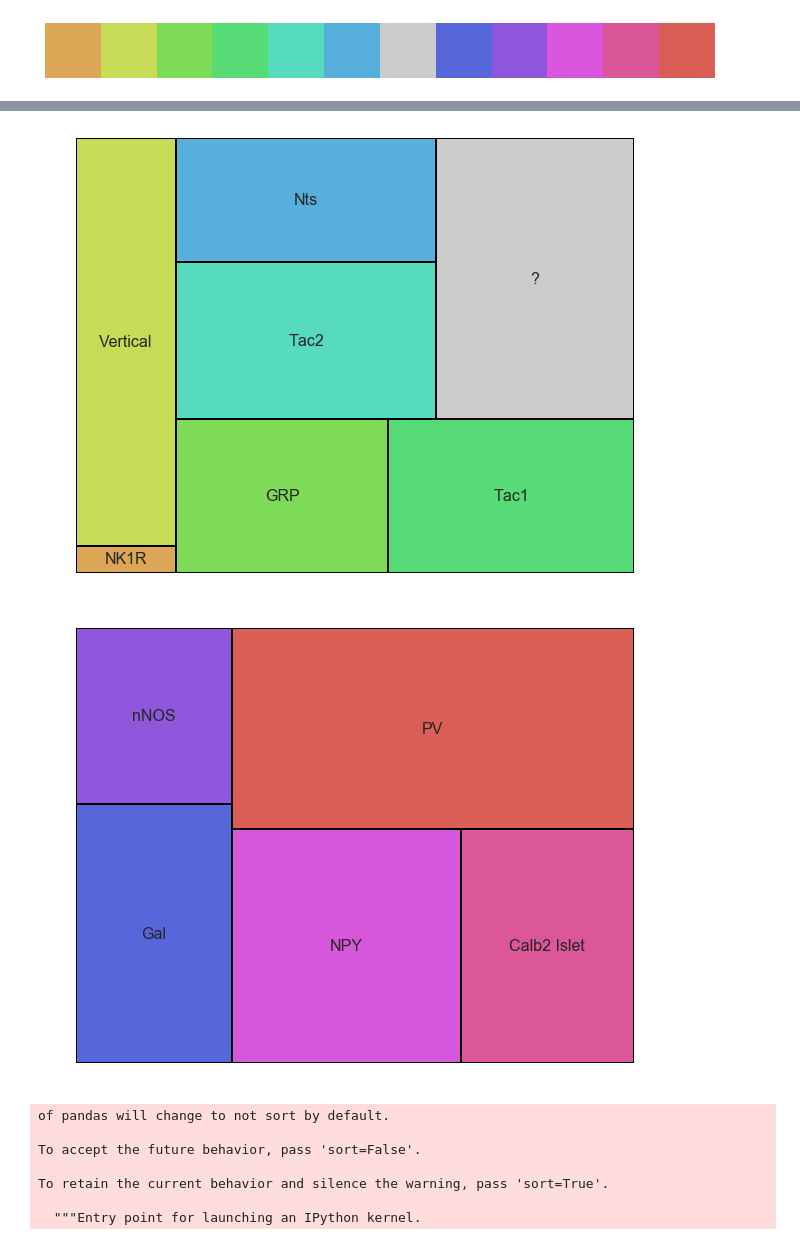
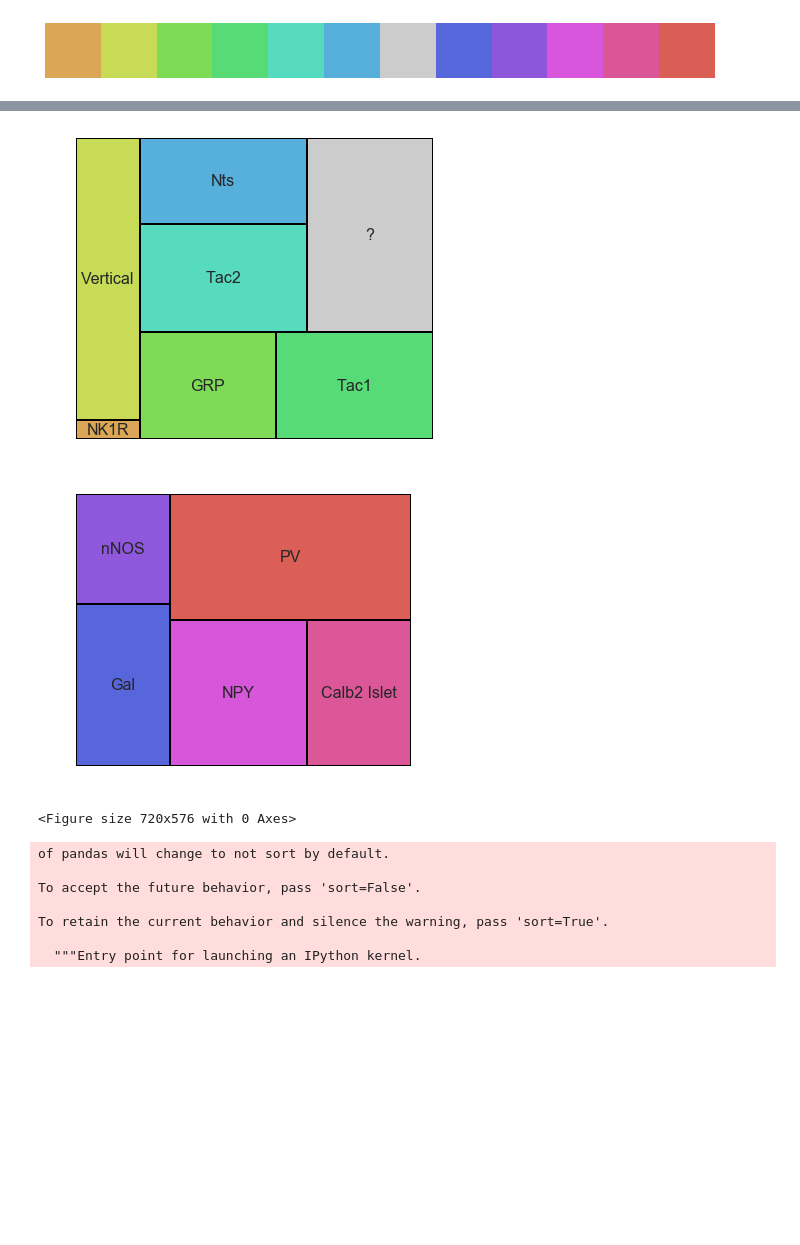
Before and after one commit to ANaka/dh_model, a Jupyter notebook: cell_type_sets.ipynb, the cells around one changed output, grey strips where cells are left out. Drawn from its saved outputs; the diff is of its cells as text; code cells hidden in the pictures; blank space fills up the shorter version.

```diff
--- a/cell_type_sets.ipynb
+++ b/cell_type_sets.ipynb
@@ -105,7 +109,9 @@ sns.palplot(cms)
 [figure]
 # %%
 df = pd.DataFrame()
-df['name']= ['NK1R','Vertical','GRP','Tac1','Tac2','Nts','?','Gal','nNOS','NPY','Calb2 Islet','PV']
+# df['name']= ['NK1R','Vertical','GRP','Tac1','Tac2','Nts','?','Gal','nNOS','NPY','Calb2 Islet','PV']
+
+df['name']= ['NK1R','Vertical','GRP','Tac1','Tac2','Nts','?']
 df['L12_prop'] = [0.0125,0.1875,0.15,0.15,0.156,0.09,.254]
 df['L12_num'] = df['L12_prop'] *13500
 df['total_num'] = df['L12_num'] + [0,0,0,315,416,788,0] # from L3
@@ -122,25 +120,33 @@ df['total_num'] = df['L12_num'] + [0,0,0,315,416,788,0] # from L3
 # %%
 bar_kwargs = {'linewidth':2,'edgecolor':'k'}
 text_kwargs = {'fontsize':16}
+f,ax = plt.subplots(figsize = (6,5))
 squarify.plot(sizes=df['total_num'], label=df['name'],
-              color = cms[:7] ,bar_kwargs = bar_kwargs,text_kwargs = text_kwargs)
+              color = cms[:7] ,bar_kwargs = bar_kwargs,text_kwargs = text_kwargs,ax = ax)
 plt.axis('off')
+plt.tight_layout()
 plt.show()
+
+f.savefig('/Users/nakaa1/Documents/Presentations/group_meeting_20190329/E_cells.png',dpi = 300)
 # %% [output]
-[figure, old version]
+[figure, new version]
 # %%
 idf = pd.DataFrame()
 idf['name']= ['Gal','nNOS','NPY','Calb2 Islet','PV']
 idf['total_num'] = [1131, 770, 1493, 1131, 2263]
 # %%
+f,ax = plt.subplots(figsize = (6,5))
 bar_kwargs = {'linewidth':2,'edgecolor':'k'}
 text_kwargs = {'fontsize':16}
 squarify.plot(sizes=idf['total_num'], label=idf['name'],
-              color = cms[7:] ,bar_kwargs = bar_kwargs,text_kwargs = text_kwargs)
+              color = cms[7:] ,bar_kwargs = bar_kwargs,text_kwargs = text_kwargs,ax = ax)
 plt.axis('off')
 plt.show()
+plt.tight_layout()
+f.savefig('/Users/nakaa1/Documents/Presentations/group_meeting_20190329/I_cells.png',dpi = 300)
 # %% [output]
-[figure, old version]
+[figure, new version]
+<Figure size 720x576 with 0 Axes>
 # %%
 adf = pd.concat([df,idf])
 # %% [output]
```
Also changed, not shown: parts of 5 cells of this notebook, 5 other files.
